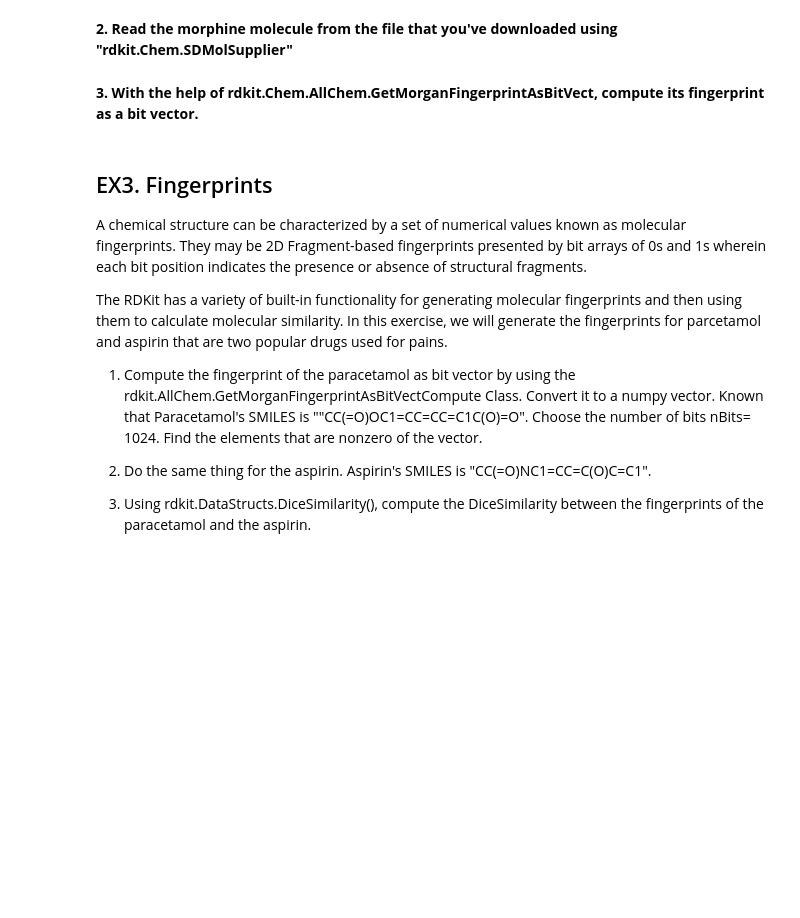
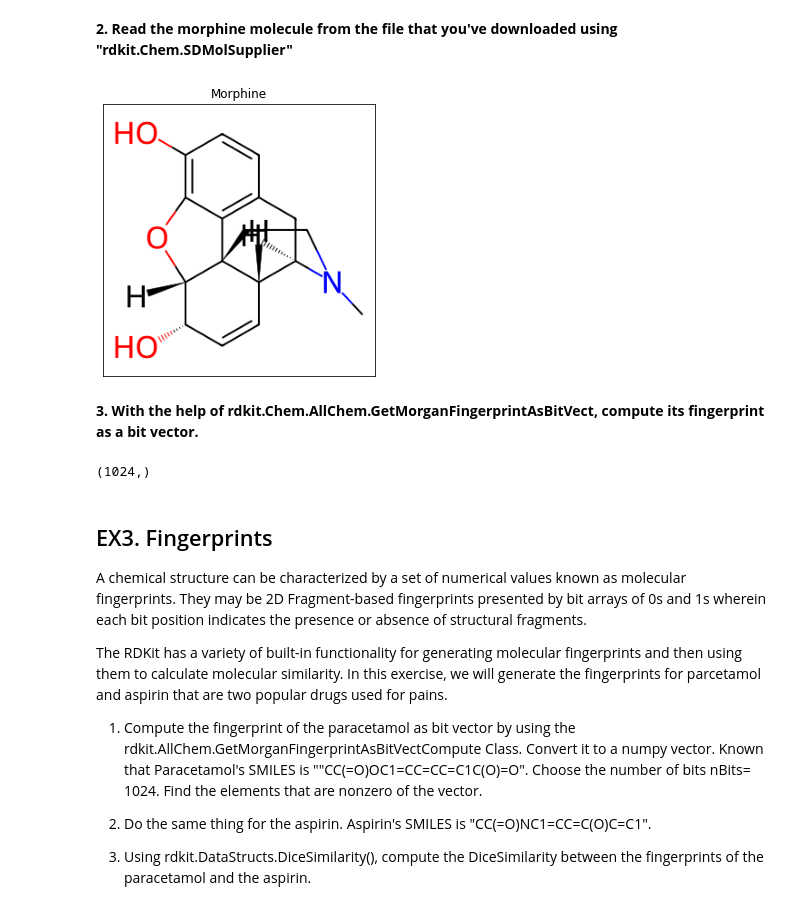
Before and after one commit to Bast-94/ML-BIO, a Jupyter notebook: 1_molecules_representations_etudiants.ipynb, the cells around one changed output. Cells and saved outputs as stored; diff of their text form; code cells hidden in the pictures; blank space fills up the shorter version.

Commit message:
ADD(EX2Q3): Ajout des bit fingerprints.

```diff
--- a/1_molecules_representations_etudiants.ipynb
+++ b/1_molecules_representations_etudiants.ipynb
@@ -102,8 +102,34 @@ Morphine is an opioid agonist used for the relief of moderate to severe acute an
 File downloaded
 # %% [markdown]
 **2. Read the morphine molecule from the file that you've downloaded using "rdkit.Chem.SDMolSupplier"**
+# %%
+from rdkit.Chem import SDMolSupplier
+
+suppl = SDMolSupplier("DB00295.sdf")
+fig = plt.figure(figsize=(len(suppl) * 5, 5))
+fig.set_facecolor("white")
+for i, mol in enumerate(suppl):
+    ax = fig.add_subplot(1, len(suppl), i + 1)
+    molimg = MolToImage(mol)
+    ax.set_xticks([])
+    ax.set_yticks([])
+    ax.imshow(molimg)
+    ax.set_title(mol.GetProp("GENERIC_NAME"))
+    plt.show()
+# %% [output]
+[figure, added]
 # %% [markdown]
 **3. With the help of rdkit.Chem.AllChem.GetMorganFingerprintAsBitVect, compute its fingerprint as a bit vector.**
+# %%
+from rdkit.Chem.AllChem import GetMorganFingerprintAsBitVect
+import numpy as np
+
+morphine = suppl[0]
+bit_vector = np.array(GetMorganFingerprintAsBitVect(morphine, 2, nBits=1024))
+assert np.all((bit_vector == 0) | (bit_vector == 1))
+bit_vector.shape
+# %% [output]
+(1024,)
 # %% [markdown]
 ## EX3. Fingerprints
 
```
